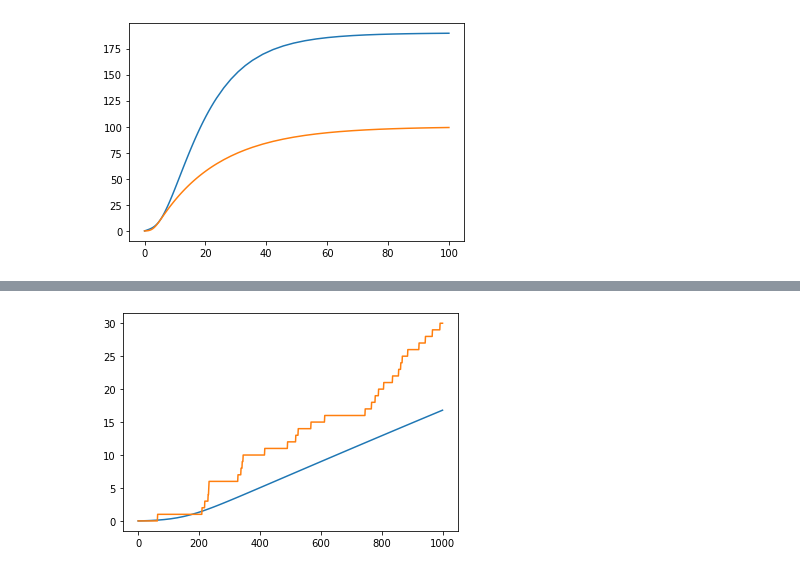
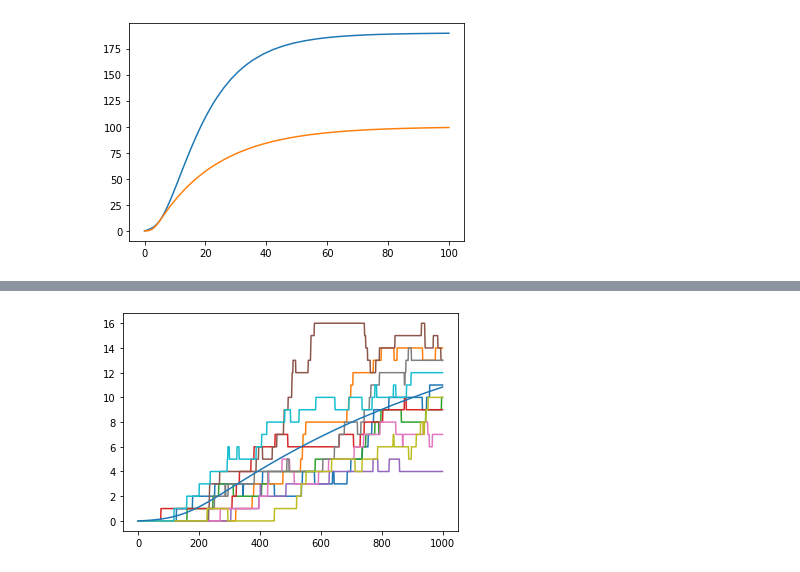
Before and after one commit to brianxiang123/Covid-19-Spread-Analysis, a Jupyter notebook: Spread Simulation.ipynb, the cells around one changed output, grey strips where cells are left out. Saved outputs shown, nothing was run; the diff lists cells and outputs as text; code cells hidden in the pictures.

```diff
--- a/Spread Simulation.ipynb
+++ b/Spread Simulation.ipynb
@@ -130,13 +134,14 @@ class DTMCSIS:
         self.k = gamma
         self.S_0 = initial_s
         self.I_0 = initial_i
-        self.N = self.S_0 + self.I_0
         self.timestamps = np.linspace(0, endtime, endtime + 1)
+
+        self.N = np.array(self.S_0) + np.array(self.I_0)
         self.susceptible = [self.S_0]
         self.infected = [self.I_0]
 
-    def trans_step(self, total, infected, infected_vector, bvec, kval):
-        p1 = (total - infected)/total * np.matmul(bvec, infected_vector)
+    def trans_step(self, total, infected, total_vector, infected_vector, bvec, kval):
+        p1 = (total - infected) * np.matmul(bvec, infected_vector/total_vector)
         p2 = kval * infected
 
         u = random.uniform(0,1)
@@ -148,18 +153,18 @@ class DTMCSIS:
             return 0
 
     def simulate(self):
-        self.N = self.S_0 + self.I_0
+        self.N = np.array(self.S_0) + np.array(self.I_0)
         self.susceptible = [self.S_0]
         self.infected = [self.I_0]
 
-        for _ in timestamps[1:]:
+        for _ in self.timestamps[1:]:
             curr_i = self.infected[-1].copy()
-            for i in range(cases):
+            for i in range(self.cases):
                 infected_pop = curr_i[i]
-                infected_pop += self.trans_step(self.N[i], infected_pop, curr_i, self.b[i], self.k[i])
+                infected_pop += self.trans_step(self.N[i], infected_pop, self.N, curr_i, self.b[i], self.k[i])
                 curr_i[i] = infected_pop
 
-            self.susceptible.append(N - curr_i)
+            self.susceptible.append(self.N - curr_i)
             self.infected.append(curr_i)
 
     def plot(self, compartment):
@@ -184,5 +183,5 @@ array([ 0,  0,  0, ..., 31, 31, 31])
 # %%
-for i in range(2):
+for i in range(10):
     dsis.simulate()
     dsis.plot(0)
 sis.plot(0)
@@ -191,0 +191,6 @@ plt.show()
+# %%
+for i in range(10):
+    dsis.simulate()
+    dsis.plot(1)
+sis.plot(1)
+plt.show()
@@ -192,6 +199,10 @@ plt.show()
 # %%
+for i in range(10):
+    dsis.simulate()
+    plt.plot(dsis.timestamps, np.array(dsis.infected).T[1])
+
 plt.plot(sis.timestamps, sis.simulation[sis.cases * 1 + 1])
-plt.plot(dsis.timestamps, np.array(dsis.infected).T[1])
+
 plt.show()
 # %% [output]
-[figure, old version]
+[figure, new version]
```
Also changed, not shown: parts of 16 cells of this notebook.
